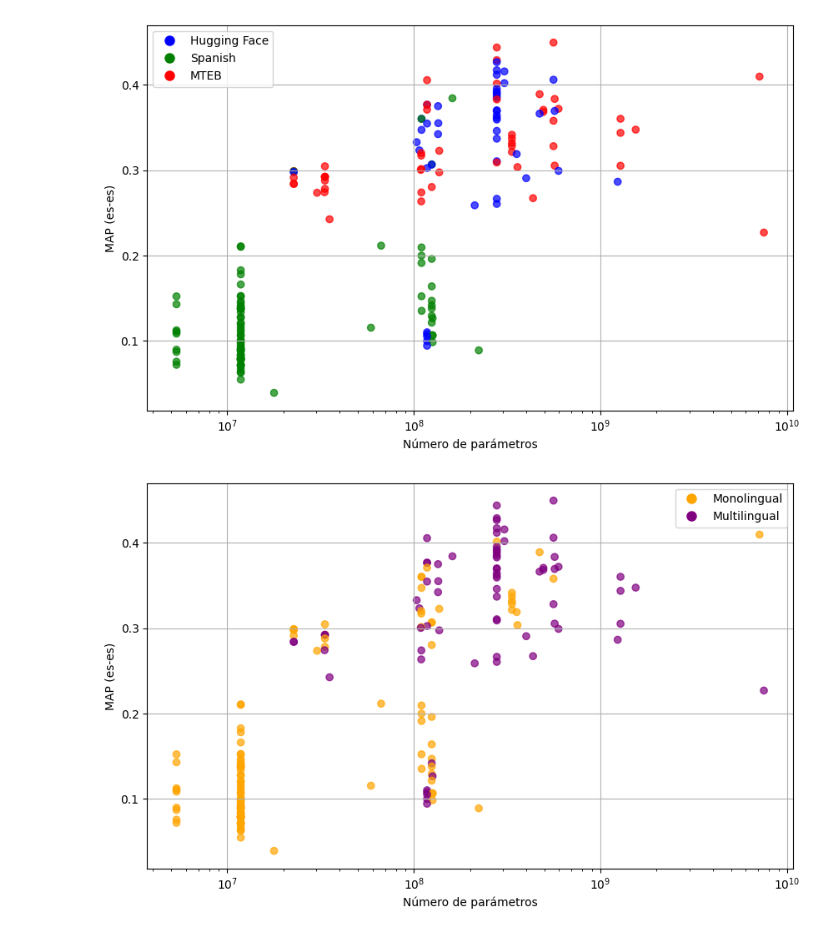
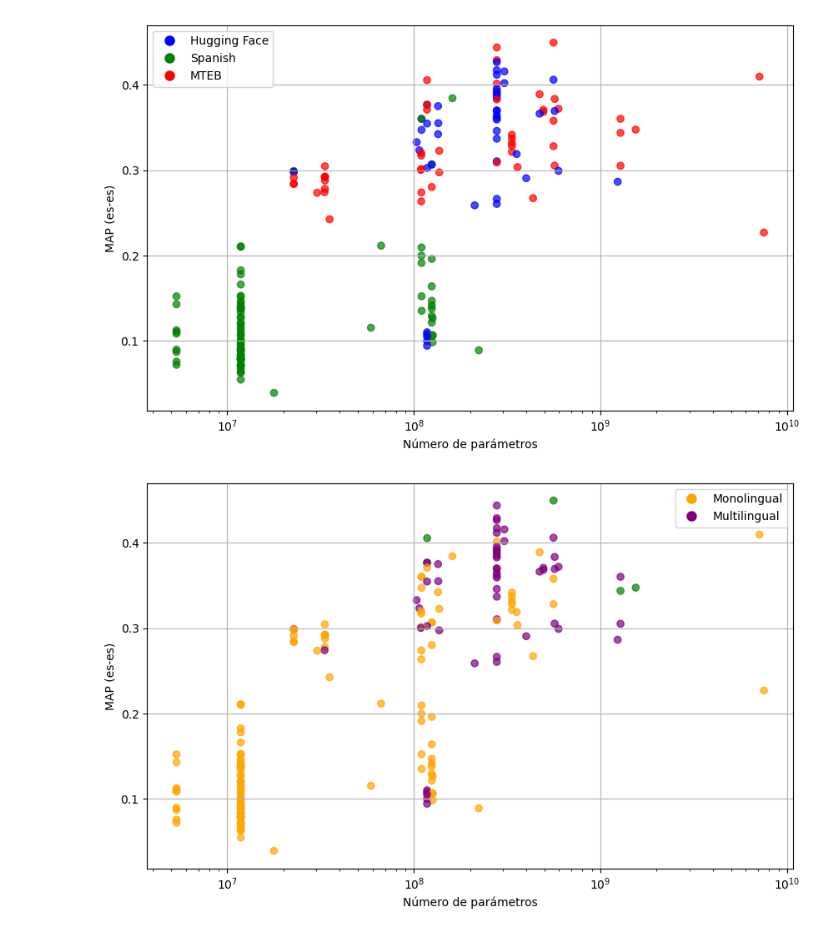
Before and after one commit to davidgc14/TalentCLEF-TaskA, a Jupyter notebook: data_lab.ipynb, the cells around one changed output. Drawn from its saved outputs; the diff is of its cells as text; code cells hidden in the pictures.

Commit message:
feat: Updated plots

```diff
--- a/data_lab.ipynb
+++ b/data_lab.ipynb
@@ -40,15 +40,15 @@ plt.show()
 # %%
 # ahora que se pinten en distintos colores los monolinuges y los multilingues
 plt.figure(figsize=(10, 6))
-plt.scatter(df['num_params'], df['map_es_es'], c=df['languages'].map({'monolingual': 'orange', 'multilingual': 'purple'}), alpha=0.7)
+plt.scatter(df['num_params'], df['map_es_es'], c=df['languages'].map({'monolingual': 'orange', 'multilingual': 'purple', 'bilingual': 'green'}), alpha=0.7)
 plt.xlabel('Número de parámetros')
 plt.ylabel('MAP (es-es)')
 plt.xscale('log')  # Escala logarítmica para el eje x
 plt.grid(True)
 # mostrar Leyenda
 handles = [plt.Line2D([0], [0], marker='o', color='w', label='Monolingual', markerfacecolor='orange', markersize=10),
            plt.Line2D([0], [0], marker='o', color='w', label='Multilingual', markerfacecolor='purple', markersize=10)]
 plt.legend(handles=handles)
 plt.show()
 # %% [output]
-[figure, old version]
+[figure, new version]
```
Also changed, not shown: parts of 1 cell of this notebook.
